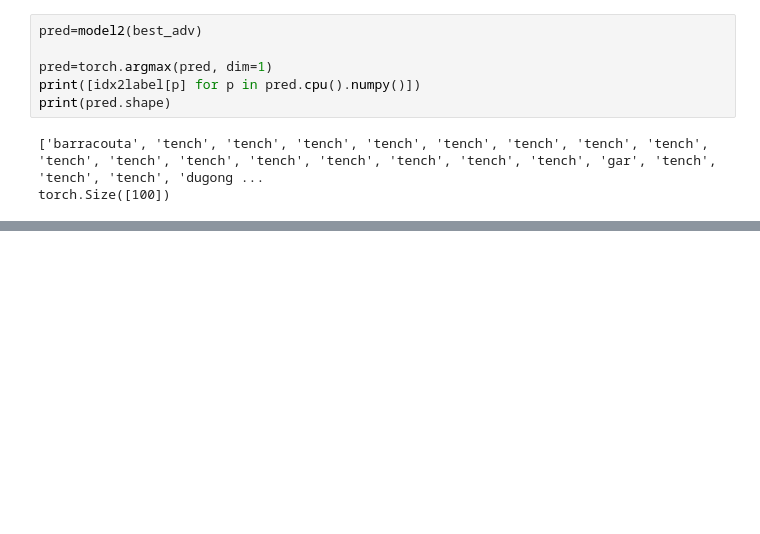
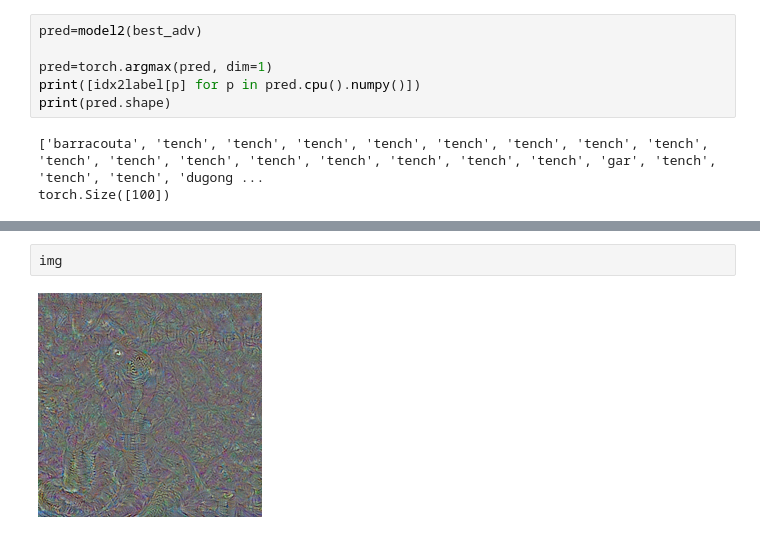
Before and after one commit to VVebSharE/DL_2024_BBAttack, a Jupyter notebook: imagenet.ipynb, the cells around one changed output, grey strips where cells are left out. Cells and saved outputs as stored; diff of their text form; blank space fills up the shorter version.

```diff
--- a/imagenet.ipynb
+++ b/imagenet.ipynb
@@ -638,0 +711,4 @@ torch.Size([100])
+# %%
+img
+# %% [output]
+[figure, added]
```
Also changed, not shown: parts of 33 cells of this notebook, 6 other files.
